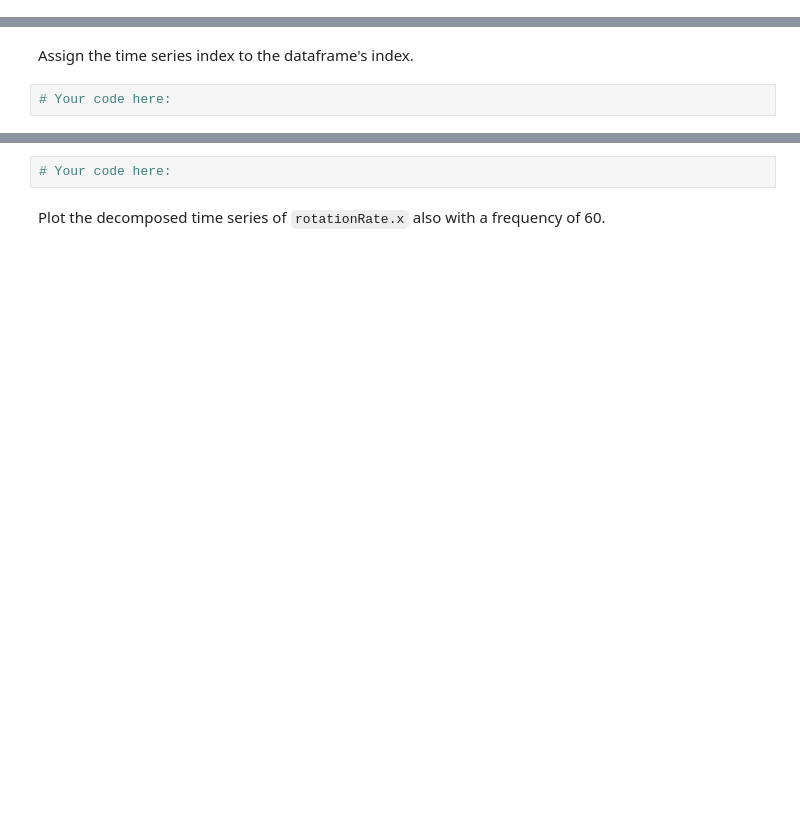
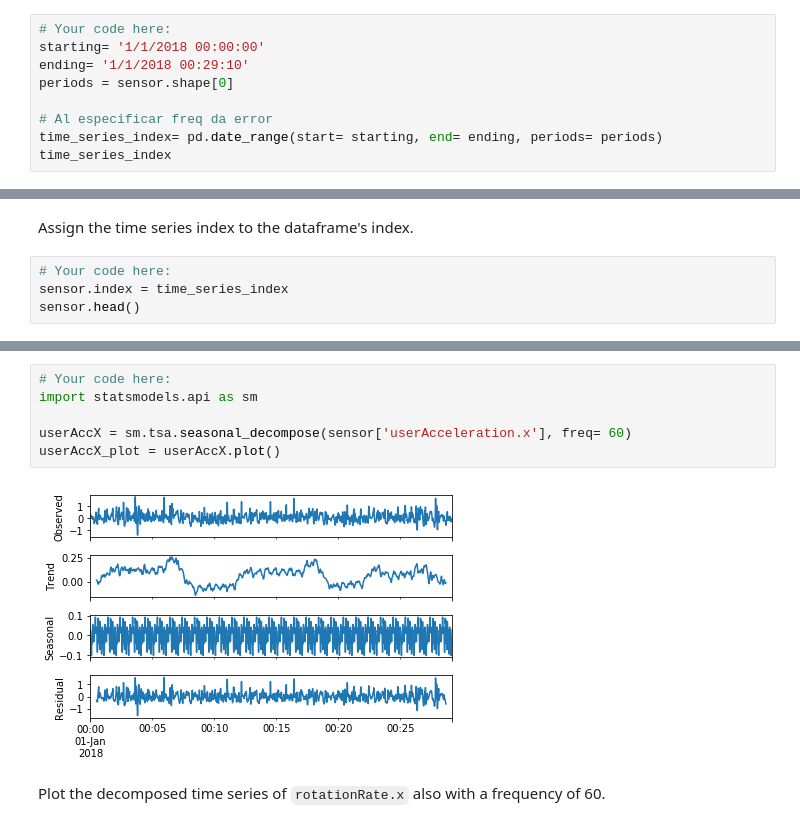
Before and after one commit to ironhack-datalabs/datamad0419, a Jupyter notebook: module-2/lab-time-series/your-code/main.ipynb, the cells around one changed output, grey strips where cells are left out. Drawn from its saved outputs; the diff is of its cells as text; blank space fills up the shorter version.

```diff
--- a/module-2/lab-time-series/your-code/main.ipynb
+++ b/module-2/lab-time-series/your-code/main.ipynb
@@ -63,0 +62,9 @@ To perform time series analysis on the data, we must change the index from a ran
+# %%
+# Your code here:
+starting= '1/1/2018 00:00:00'
+ending= '1/1/2018 00:29:10'
+periods = sensor.shape[0]
+
+# Al especificar freq da error
+time_series_index= pd.date_range(start= starting, end= ending, periods= periods)
+time_series_index
@@ -65,3 +85,5 @@ To perform time series analysis on the data, we must change the index from a ran
 Assign the time series index to the dataframe's index.
 # %%
 # Your code here:
+sensor.index = time_series_index
+sensor.head()
@@ -69,7 +98,13 @@ Assign the time series index to the dataframe's index.
 Our next step is to decompose the time series and evaluate the patterns in the data. Load the `statsmodels.api` submodule and plot the decomposed plot of `userAcceleration.x`. Set `freq=60` in the `seasonal_decompose` function. Your graph should look like the one below.
 
 ![time series decomposition](../images/tsa_decompose.png)
-# %%
-# Your code here:
+# %%
+# Your code here:
+import statsmodels.api as sm
+
+userAccX = sm.tsa.seasonal_decompose(sensor['userAcceleration.x'], freq= 60)
+userAccX_plot = userAccX.plot()
+# %% [output]
+[figure, added]
 # %% [markdown]
 Plot the decomposed time series of `rotationRate.x` also with a frequency of 60.
```
Also changed, not shown: parts of 4 cells of this notebook.
